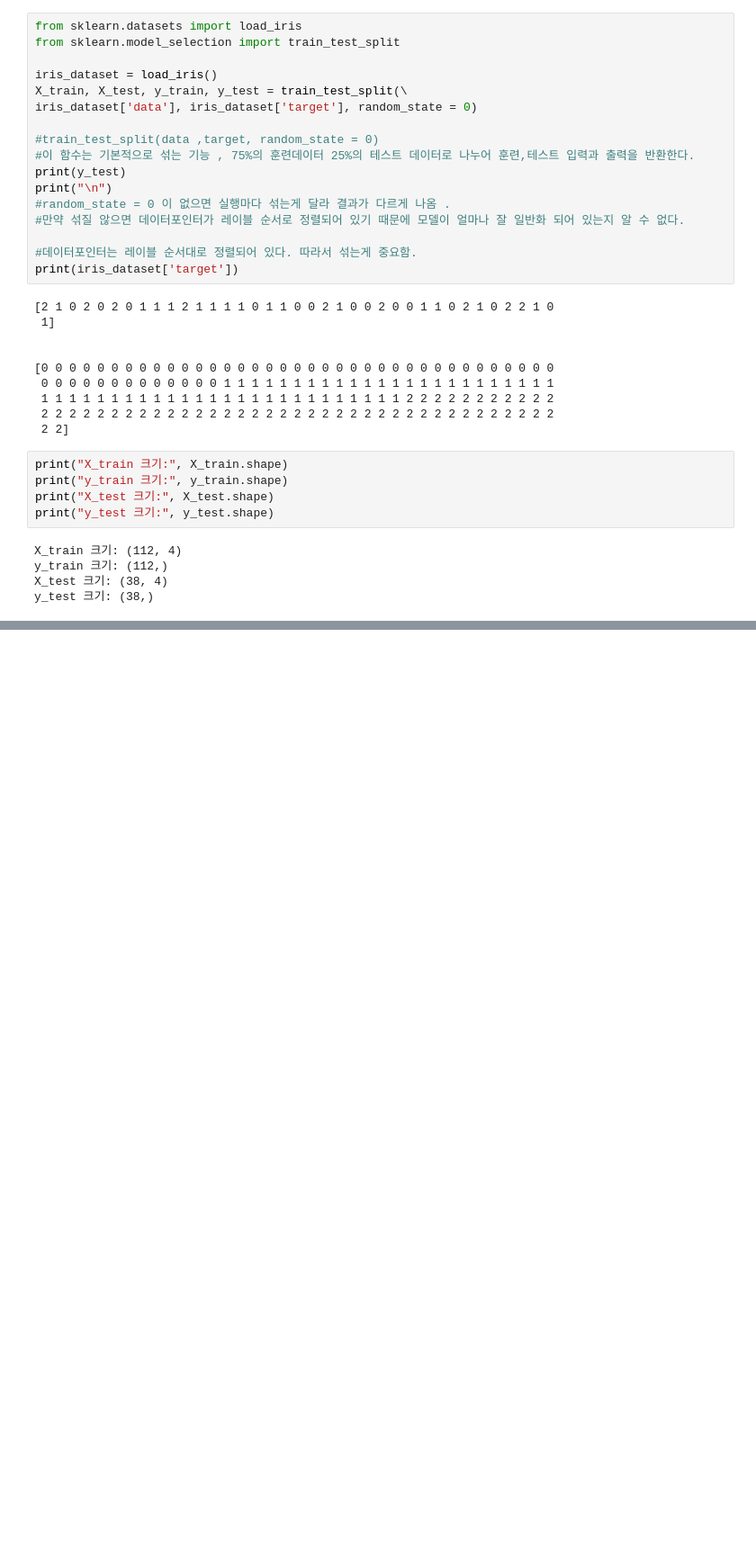
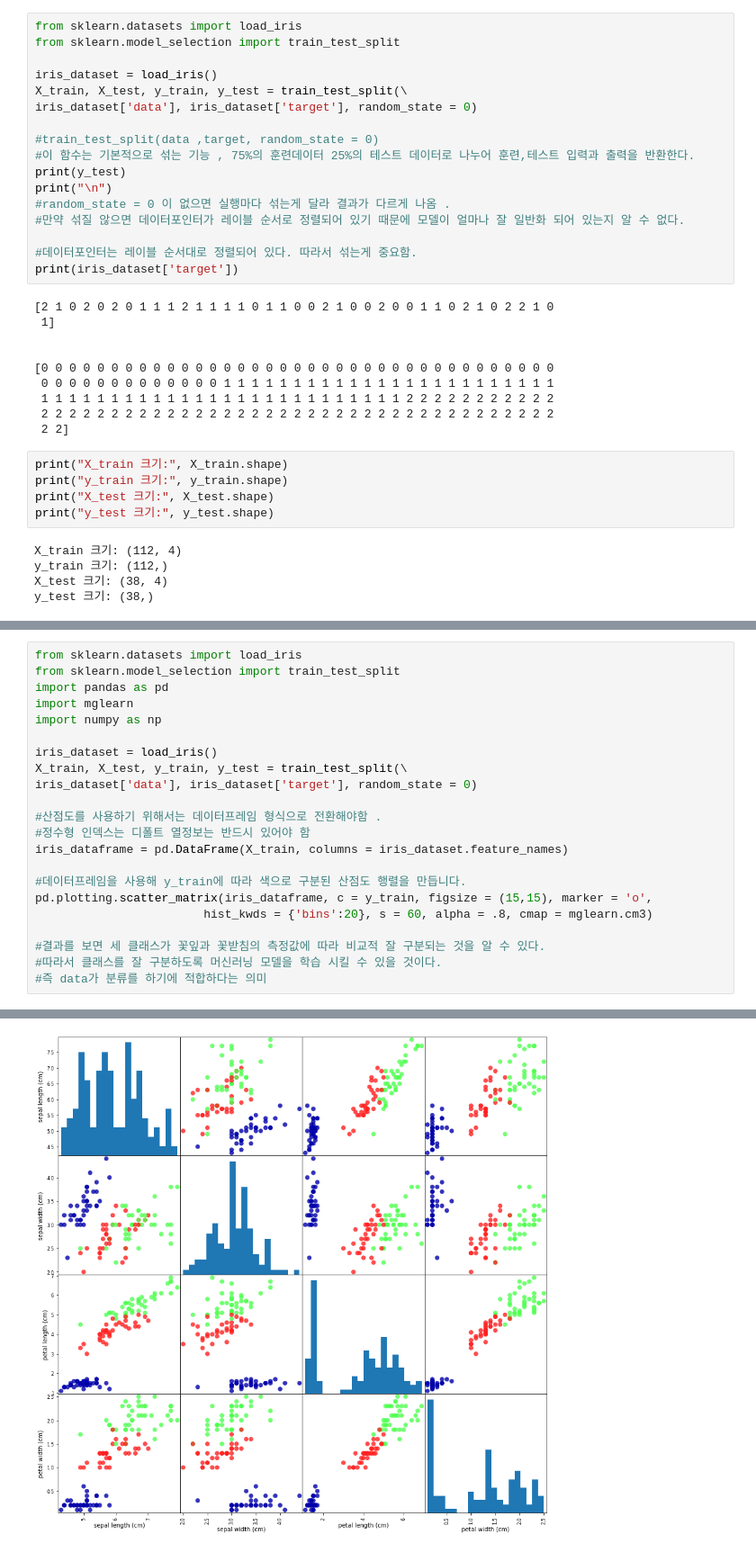
Before and after one commit to swleegit/Introduction_to_ML_with_Python, a Jupyter notebook: chap01.ipynb, the cells around one changed output, grey strips where cells are left out. Shown at 90% size. Saved outputs shown, nothing was run; the diff lists cells and outputs as text; blank space fills up the shorter version.

```diff
--- a/chap01.ipynb
+++ b/chap01.ipynb
@@ -308,0 +321,23 @@ y_test 크기: (38,)
+# %%
+from sklearn.datasets import load_iris
+from sklearn.model_selection import train_test_split
+import pandas as pd
+import mglearn
+import numpy as np
+
+iris_dataset = load_iris()
+X_train, X_test, y_train, y_test = train_test_split(\
+iris_dataset['data'], iris_dataset['target'], random_state = 0)
+
+#산점도를 사용하기 위해서는 데이터프레임 형식으로 전환해야함 .
+#정수형 인덱스는 디폴트 열정보는 반드시 있어야 함
+iris_dataframe = pd.DataFrame(X_train, columns = iris_dataset.feature_names)
+
+#데이터프레임을 사용해 y_train에 따라 색으로 구분된 산점도 행렬을 만듭니다.
+pd.plotting.scatter_matrix(iris_dataframe, c = y_train, figsize = (15,15), marker = 'o',
+                        hist_kwds = {'bins':20}, s = 60, alpha = .8, cmap = mglearn.cm3)
+
+#결과를 보면 세 클래스가 꽃잎과 꽃받침의 측정값에 따라 비교적 잘 구분되는 것을 알 수 있다.
+#따라서 클래스를 잘 구분하도록 머신러닝 모델을 학습 시킬 수 있을 것이다.
+#즉 data가 분류를 하기에 적합하다는 의미
+# %% [output]
@@ -308,0 +361 @@ y_test 크기: (38,)
+[figure, added]
```
Also changed, not shown: parts of 12 cells of this notebook.
